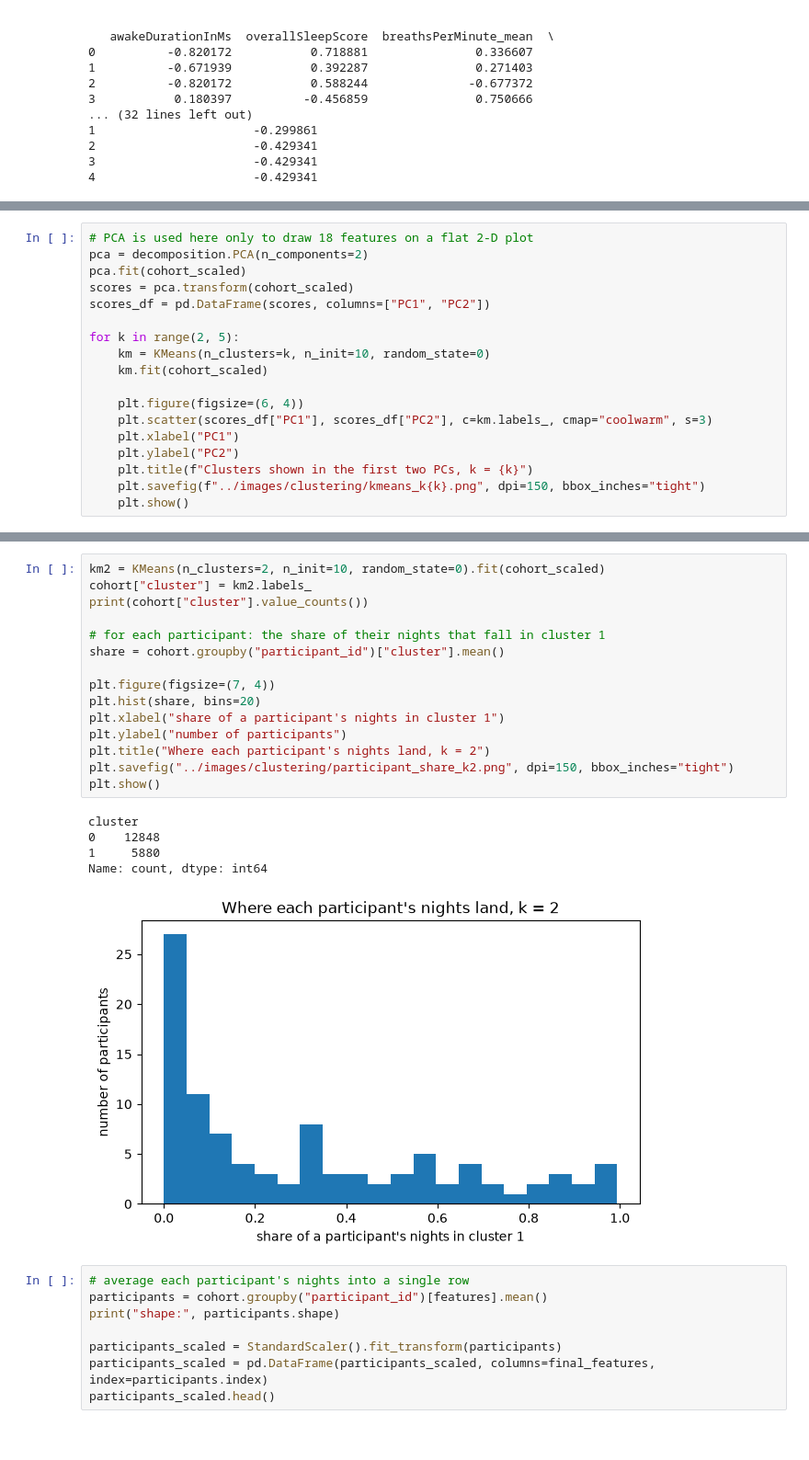
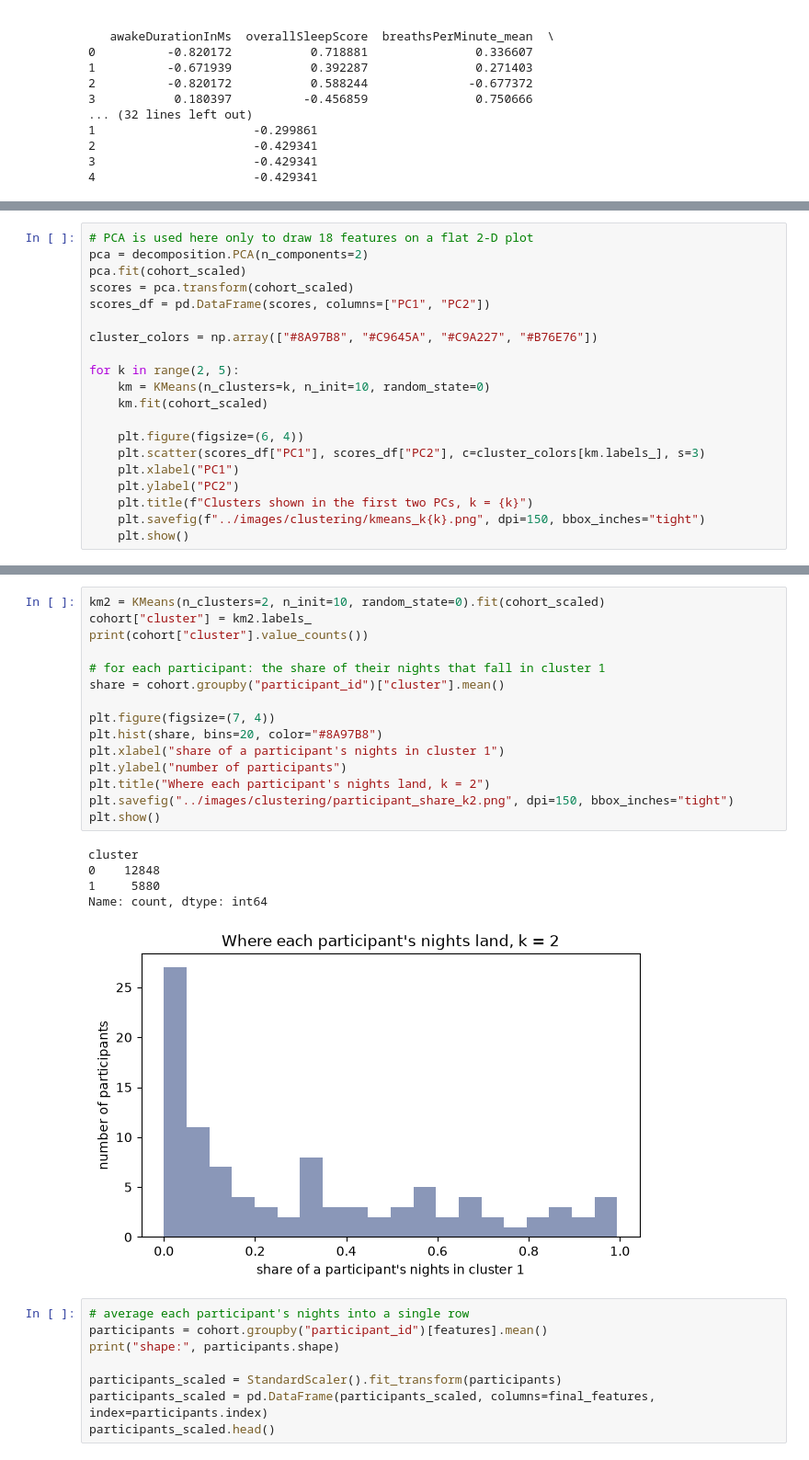
Before and after one commit to meauxcodes/applied-ml-project, a Jupyter notebook: scripts/cohort_clustering.ipynb, the cells around one changed output, grey strips where cells are left out. Shown at 92% size. Cells and saved outputs as stored; diff of their text form.

```diff
--- a/scripts/cohort_clustering.ipynb
+++ b/scripts/cohort_clustering.ipynb
@@ -198,12 +203,14 @@ pca.fit(cohort_scaled)
 scores = pca.transform(cohort_scaled)
 scores_df = pd.DataFrame(scores, columns=["PC1", "PC2"])
 
+cluster_colors = np.array(["#8A97B8", "#C9645A", "#C9A227", "#B76E76"])
+
 for k in range(2, 5):
     km = KMeans(n_clusters=k, n_init=10, random_state=0)
     km.fit(cohort_scaled)
 
     plt.figure(figsize=(6, 4))
-    plt.scatter(scores_df["PC1"], scores_df["PC2"], c=km.labels_, cmap="coolwarm", s=3)
+    plt.scatter(scores_df["PC1"], scores_df["PC2"], c=cluster_colors[km.labels_], s=3)
     plt.xlabel("PC1")
     plt.ylabel("PC2")
     plt.title(f"Clusters shown in the first two PCs, k = {k}")
@@ -252,24 +259,24 @@ kmeans_centers_pp_vis(n_clusters = 2, n_init = 10, random_state = 0)
 # %%
 km2 = KMeans(n_clusters=2, n_init=10, random_state=0).fit(cohort_scaled)
 cohort["cluster"] = km2.labels_
 print(cohort["cluster"].value_counts())
 
 # for each participant: the share of their nights that fall in cluster 1
 share = cohort.groupby("participant_id")["cluster"].mean()
 
 plt.figure(figsize=(7, 4))
-plt.hist(share, bins=20)
+plt.hist(share, bins=20, color="#8A97B8")
 plt.xlabel("share of a participant's nights in cluster 1")
 plt.ylabel("number of participants")
 plt.title("Where each participant's nights land, k = 2")
 plt.savefig("../images/clustering/participant_share_k2.png", dpi=150, bbox_inches="tight")
 plt.show()
 # %% [output]
 cluster
 0    12848
 1     5880
 Name: count, dtype: int64
-[figure, old version]
+[figure, new version]
 # %%
 # average each participant's nights into a single row
 participants = cohort.groupby("participant_id")[features].mean()
```
Also changed, not shown: parts of 8 cells of this notebook, 17 other files.
